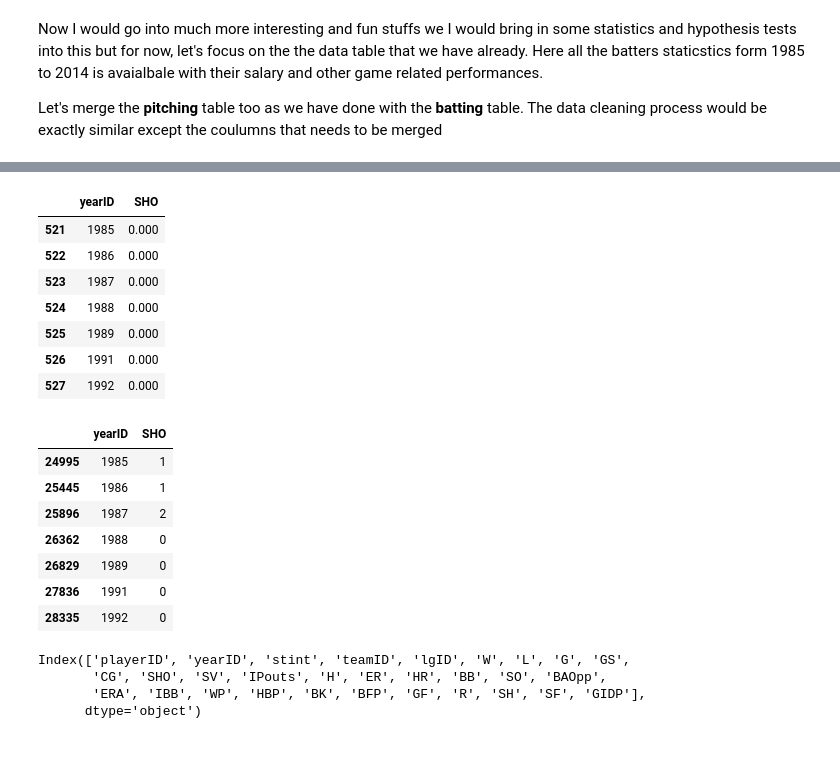
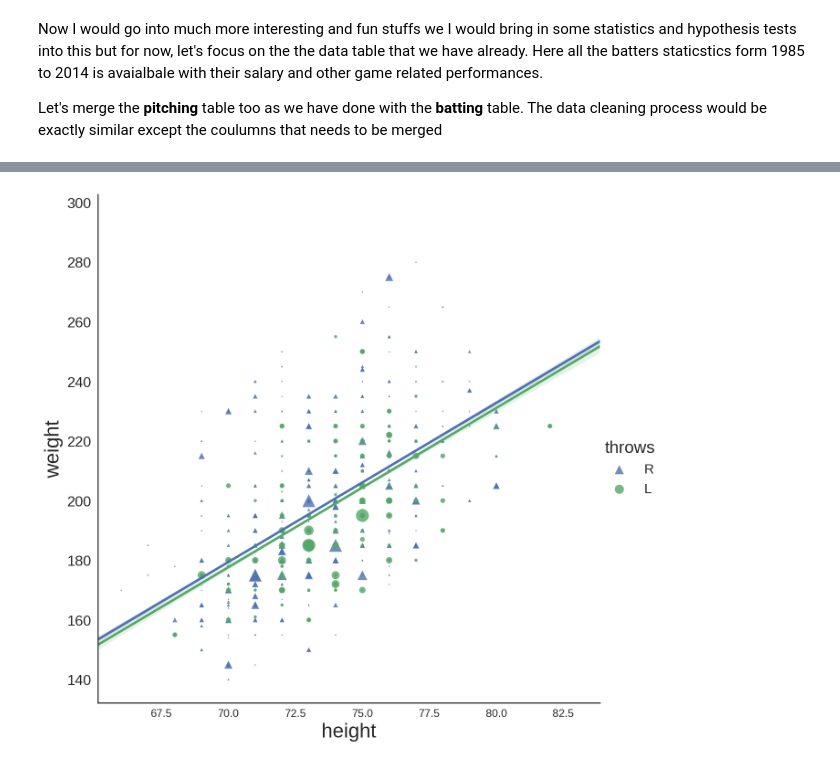
Before and after one commit to MayukhSobo/BaseBall, a Jupyter notebook: src/Baseball.ipynb, the cells around one changed output, grey strips where cells are left out. Cells and saved outputs as stored; diff of their text form; code cells hidden in the pictures.

```diff
--- a/src/Baseball.ipynb
+++ b/src/Baseball.ipynb
@@ -216,30 +226,8 @@ plt.show()
 
 **Let's see if trend is same in case of of Pitchers!!**
 # %%
-# sns.lmplot(data=data_1, x="height", y="weight", size=9, aspect=1, hue="bats",
-#           scatter_kws=dict(s=data_1.SHO), markers=['^', 'o', 'd'])
-# plt.show()
-display(data_1[data_1.playerID == 'bannifl01'][['yearID', 'SHO']])
-display(pitching[pitching.playerID == 'bannifl01'][['yearID', 'SHO']])
-pitching.columns
+sns.lmplot(data=data_1, x="height", y="weight", size=9, aspect=1, hue="throws",
+          scatter_kws=dict(s=((data_1.SHO)**2) * np.pi), markers=['^', 'o'])
+plt.show()
 # %% [output]
-|  | yearID | SHO |
-| 521 | 1985 | 0.000 |
-| 522 | 1986 | 0.000 |
-| 523 | 1987 | 0.000 |
-| 524 | 1988 | 0.000 |
-| 525 | 1989 | 0.000 |
-| 526 | 1991 | 0.000 |
-| 527 | 1992 | 0.000 |
-|  | yearID | SHO |
-| 24995 | 1985 | 1 |
-| 25445 | 1986 | 1 |
-| 25896 | 1987 | 2 |
-| 26362 | 1988 | 0 |
-| 26829 | 1989 | 0 |
-| 27836 | 1991 | 0 |
-| 28335 | 1992 | 0 |
-Index(['playerID', 'yearID', 'stint', 'teamID', 'lgID', 'W', 'L', 'G', 'GS',
-       'CG', 'SHO', 'SV', 'IPouts', 'H', 'ER', 'HR', 'BB', 'SO', 'BAOpp',
-       'ERA', 'IBB', 'WP', 'HBP', 'BK', 'BFP', 'GF', 'R', 'SH', 'SF', 'GIDP'],
-      dtype='object')
+[figure, added]
```
Also changed, not shown: parts of 9 cells of this notebook, 1 other file.
